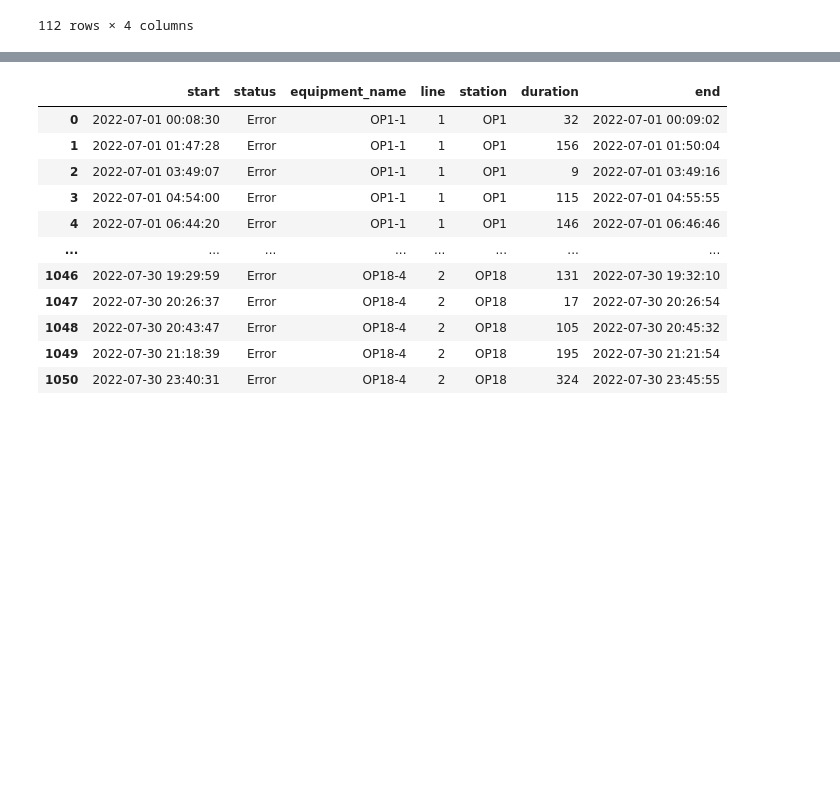
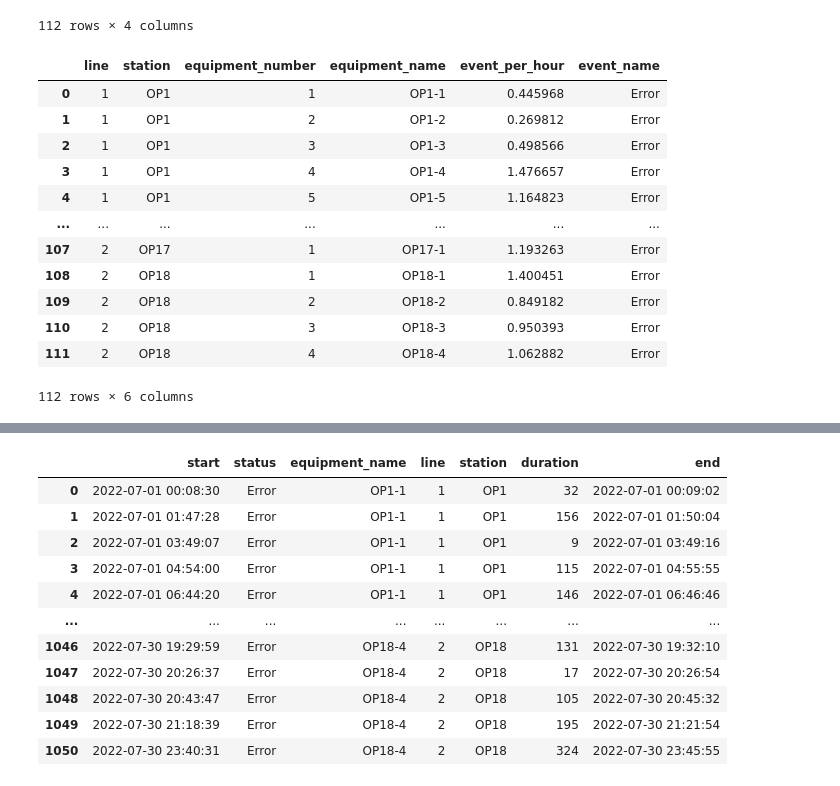
Before and after one commit to stvgz/mfg-operation-simulation, a Jupyter notebook: generator/6_0_production_status.ipynb, the cells around one changed output, grey strips where cells are left out. Cells and saved outputs as stored; diff of their text form; code cells hidden in the pictures; blank space fills up the shorter version.

```diff
--- a/generator/6_0_production_status.ipynb
+++ b/generator/6_0_production_status.ipynb
@@ -33,6 +35,22 @@ def generate_event_per_hour(df):
     df['event_name'] = 'Error'
     return df
 df = generate_event_per_hour(df)
+# %%
+df
+# %% [output]
+|  | line | station | equipment_number | equipment_name | event_per_hour | event_name |
+| 0 | 1 | OP1 | 1 | OP1-1 | 0.445968 | Error |
+| 1 | 1 | OP1 | 2 | OP1-2 | 0.269812 | Error |
+| 2 | 1 | OP1 | 3 | OP1-3 | 0.498566 | Error |
+| 3 | 1 | OP1 | 4 | OP1-4 | 1.476657 | Error |
+| 4 | 1 | OP1 | 5 | OP1-5 | 1.164823 | Error |
+| ... | ... | ... | ... | ... | ... | ... |
+| 107 | 2 | OP17 | 1 | OP17-1 | 1.193263 | Error |
+| 108 | 2 | OP18 | 1 | OP18-1 | 1.400451 | Error |
+| 109 | 2 | OP18 | 2 | OP18-2 | 0.849182 | Error |
+| 110 | 2 | OP18 | 3 | OP18-3 | 0.950393 | Error |
+| 111 | 2 | OP18 | 4 | OP18-4 | 1.062882 | Error |
+112 rows × 6 columns
 # %%
 # df.to_csv(os.path.join(GE_DIR, 'equipment_event_summary.csv'), index=False)
 # %%
```
Also changed, not shown: parts of 9 cells of this notebook, 4 other files.
